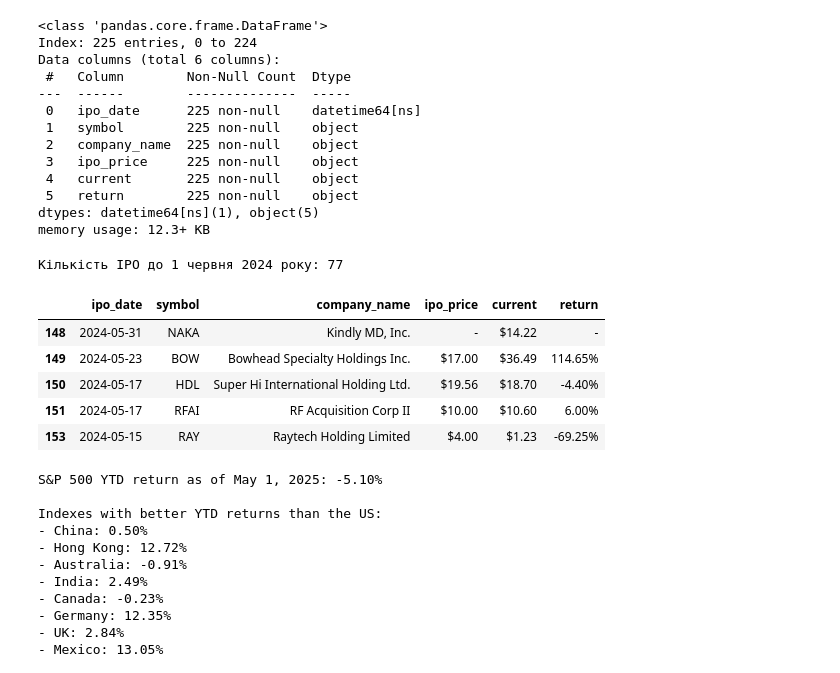
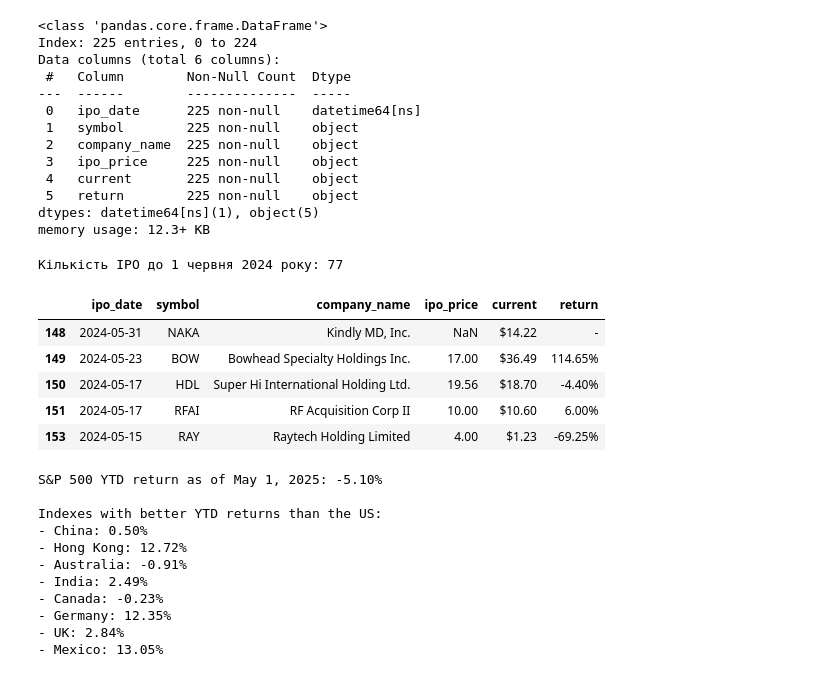
Before and after one commit to Jaguar838/stock-markets-analytics-zoomcamp, a Jupyter notebook: HW/2025/hw-02/hw-02.ipynb, the cells around one changed output. Drawn from its saved outputs; the diff is of its cells as text; code cells hidden in the pictures.

```diff
--- a/HW/2025/hw-02/hw-02.ipynb
+++ b/HW/2025/hw-02/hw-02.ipynb
@@ -32,25 +32,17 @@ def normalize_column_names(df):
 def clean_and_convert_column(df, column_name):
     """
     Очищає значення в зазначеній колонці DataFrame від небажаних символів
-    (таких як коми, символи '$' та зайві пробіли) і перетворює їх у числовий формат.
-
-    Параметри:
-        df (pd.DataFrame): Вхідний DataFrame.
-        column_name (str): Назва колонки, яку потрібно обробити.
-
-    Повертає:
-        pd.DataFrame: DataFrame з оновленою колонкою, де значення мають числовий тип
-                      або NaN, якщо перетворення неможливе.
+    і перетворює їх у числовий формат.
     """
-    df2 = df.copy()
-    df2[column_name] = (
-        df2[column_name]
+    df = df.copy()  # додано для уникнення SettingWithCopyWarning
+    df[column_name] = (
+        df[column_name]
         .astype(str)
         .str.replace(',', '', regex=False)
         .str.replace('$', '', regex=False)
         .str.strip()
     )
-    df2[column_name] = pd.to_numeric(df2[column_name], errors='coerce')
+    df[column_name] = pd.to_numeric(df[column_name], errors='coerce')
     return df
 
 
@@ -404,23 +396,23 @@ memory usage: 12.3+ KB
 # %%
 # Встановлюємо дату-фільтр
 cutoff_date = pd.Timestamp("2024-06-01")
 
 # Фільтруємо IPO до 1 червня 2024 року
 filtered_df = df_2024_ipos[df_2024_ipos['ipo_date'] < cutoff_date]
 df_June_ipos = clean_and_convert_column(filtered_df, 'ipo_price')
 
 
 # Перевіримо кількість результатів і виведемо перші рядки
 print(f"Кількість IPO до 1 червня 2024 року: {len(df_June_ipos)}")
-filtered_df.head()
+df_June_ipos.head()
 # %% [output]
 Кількість IPO до 1 червня 2024 року: 77
 |  | ipo_date | symbol | company_name | ipo_price | current | return |
-| 148 | 2024-05-31 | NAKA | Kindly MD, Inc. | - | $14.22 | - |
-| 149 | 2024-05-23 | BOW | Bowhead Specialty Holdings Inc. | $17.00 | $36.49 | 114.65% |
-| 150 | 2024-05-17 | HDL | Super Hi International Holding Ltd. | $19.56 | $18.70 | -4.40% |
-| 151 | 2024-05-17 | RFAI | RF Acquisition Corp II | $10.00 | $10.60 | 6.00% |
-| 153 | 2024-05-15 | RAY | Raytech Holding Limited | $4.00 | $1.23 | -69.25% |
+| 148 | 2024-05-31 | NAKA | Kindly MD, Inc. | NaN | $14.22 | - |
+| 149 | 2024-05-23 | BOW | Bowhead Specialty Holdings Inc. | 17.00 | $36.49 | 114.65% |
+| 150 | 2024-05-17 | HDL | Super Hi International Holding Ltd. | 19.56 | $18.70 | -4.40% |
+| 151 | 2024-05-17 | RFAI | RF Acquisition Corp II | 10.00 | $10.60 | 6.00% |
+| 153 | 2024-05-15 | RAY | Raytech Holding Limited | 4.00 | $1.23 | -69.25% |
 # %%
 # Calculate YTD returns: (last_price - first_price) / first_price
 ytd_indexes = (
```
Also changed, not shown: parts of 1 cell of this notebook.
